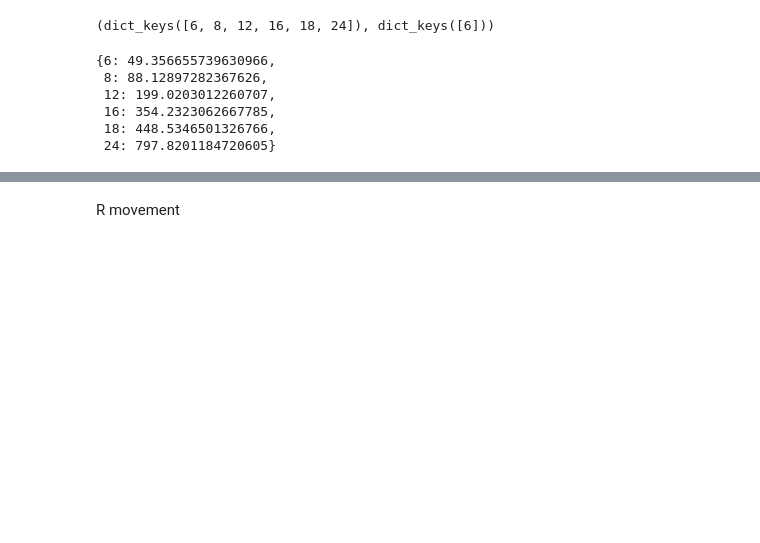
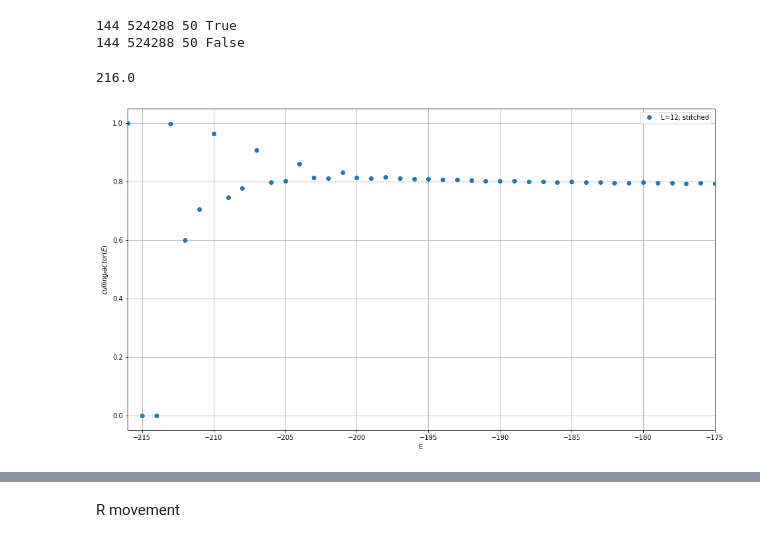
Before and after one commit to MarvelousLim/Potts20Simulation, a Jupyter notebook: Potts20Simulation/2DHexPotts4Marina.ipynb, the cells around one changed output, grey strips where cells are left out. Saved outputs shown, nothing was run; the diff lists cells and outputs as text; code cells hidden in the pictures; blank space fills up the shorter version.

```diff
--- a/Potts20Simulation/2DHexPotts4Marina.ipynb
+++ b/Potts20Simulation/2DHexPotts4Marina.ipynb
@@ -139,7 +51,43 @@ for i, parameters in enumerate(d):
-# %%
-second_d = {parameters["L"]: parameters["S"] for parameters in d if not parameters["heat"]}
-second_d_heat = {parameters["L"]: parameters["S"] for parameters in d if parameters["heat"]}
-
-second_d.keys(), second_d_heat.keys()
-# %% [output]
-(dict_keys([6, 8, 12, 16, 18, 24]), dict_keys([6]))
+# %%
+heat, cool = {
+    "q": 4,
+    "L": 12,
+    "R" : 524288,
+    "nSteps" : 50,
+    "seed" : 0,
+    "heat": True
+}, {
+    "q": 4,
+    "L": 12,
+    "R" : 524288,
+    "nSteps" : 50,
+    "seed" : 0,
+    "heat": False
+}
+
+for parameters in [heat, cool]:
+    parameters = read_files(parameters)
+# %% [output]
+144 524288 50 True
+144 524288 50 False
+# %%
+12*12*3/2
+# %% [output]
+216.0
+# %%
+plt.figure(figsize=(16, 9))
+lst = [12]
+
+for L in lst:
+
+    plt.plot([E for E in cool["culling_factor"]], [S for E, S in cool["culling_factor"].items()], 'o', label="L={}; stitched".format(heat["L"]))
+
+
+plt.ylabel("$culling_factor(E)$")
+plt.xlabel("E")
+#plt.ylim([-200, -175])
+plt.xlim([-216, -175])
+plt.legend()
+plt.grid()
+# %% [output]
+[figure, added]
@@ -166,9 +128,0 @@ for L in second_d:
-# %%
-analytical_shift
-# %% [output]
-{6: 49.356655739630966,
- 8: 88.12897282367626,
- 12: 199.0203012260707,
- 16: 354.2323062667785,
- 18: 448.5346501326766,
- 24: 797.8201184720605}
```
Also changed, not shown: parts of 11 cells of this notebook, 3 other files.
